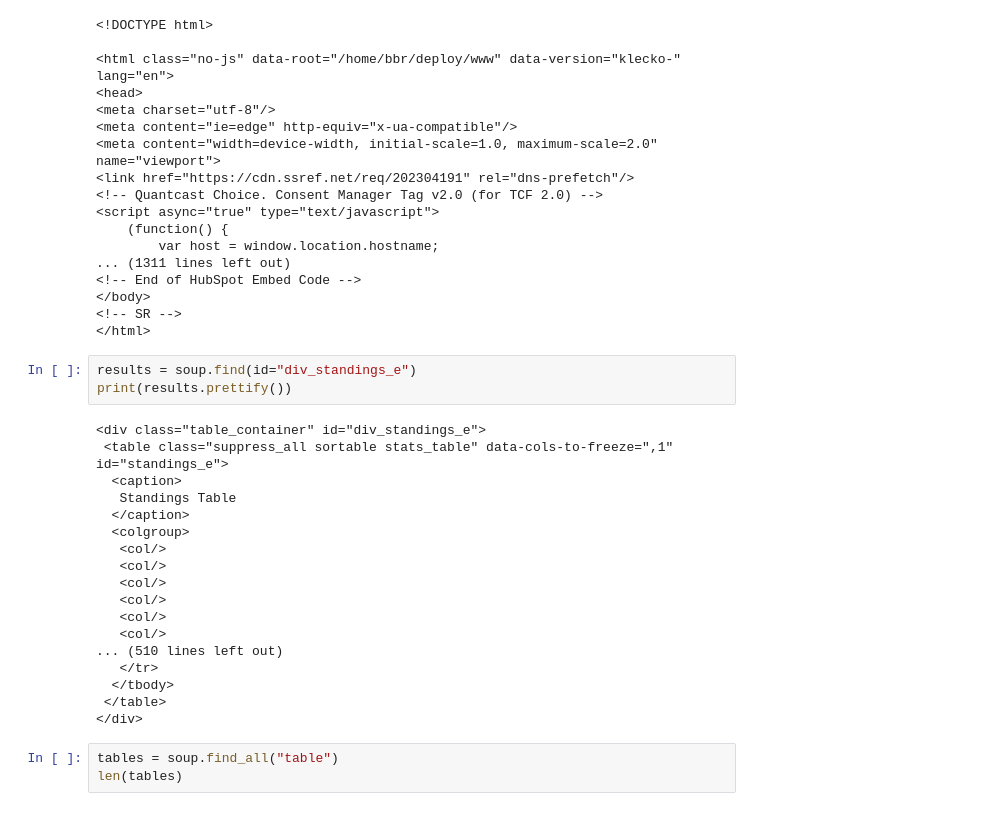
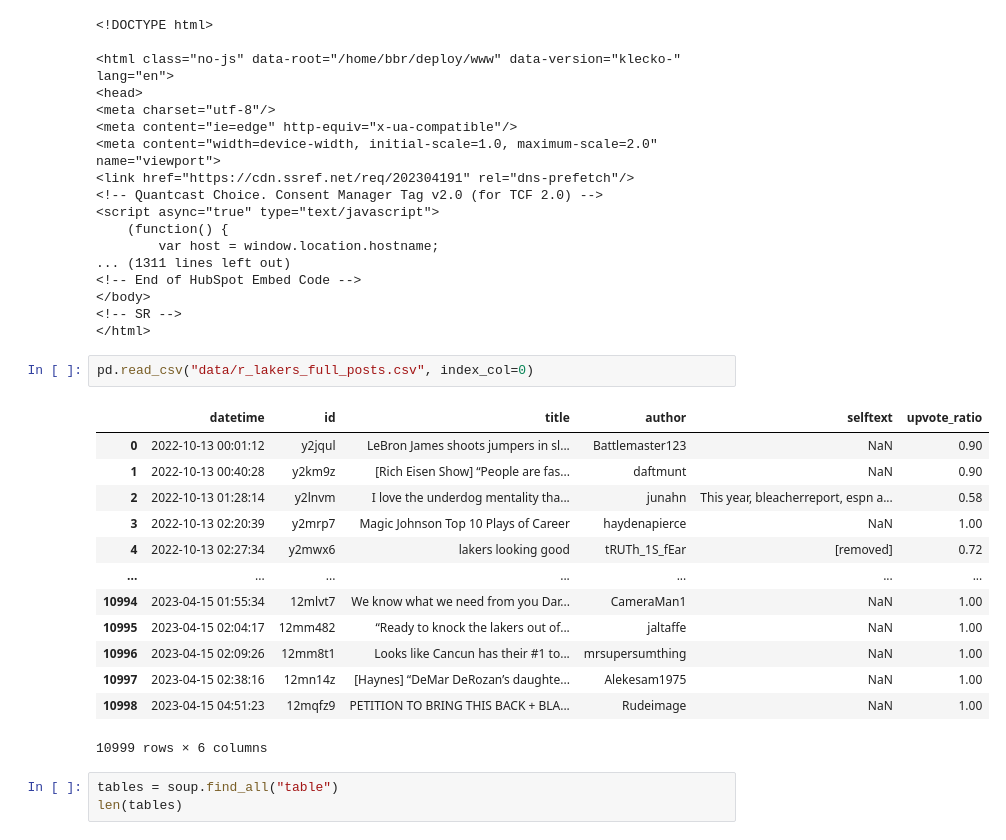
Before and after one commit to dkjorling/Entity-Level-Sentiment-Analysis-with-Reddit-Data, a Jupyter notebook: reddit_api_test.ipynb, the cells around one changed output. Drawn from its saved outputs; the diff is of its cells as text.

```diff
--- a/reddit_api_test.ipynb
+++ b/reddit_api_test.ipynb
@@ -73,27 +73,22 @@ def get_team_info()
 </body>
 <!-- SR -->
 </html>
-# %%
-results = soup.find(id="div_standings_e")
-print(results.prettify())
-# %% [output]
-<div class="table_container" id="div_standings_e">
- <table class="suppress_all sortable stats_table" data-cols-to-freeze=",1" id="standings_e">
-  <caption>
-   Standings Table
-  </caption>
-  <colgroup>
-   <col/>
-   <col/>
-   <col/>
-   <col/>
-   <col/>
-   <col/>
-... (510 lines left out)
-   </tr>
-  </tbody>
- </table>
-</div>
+# %%
+pd.read_csv("data/r_lakers_full_posts.csv", index_col=0)
+# %% [output]
+|  | datetime | id | title | author | selftext | upvote_ratio |
+| 0 | 2022-10-13 00:01:12 | y2jqul | LeBron James shoots jumpers in sl... | Battlemaster123 | NaN | 0.90 |
+| 1 | 2022-10-13 00:40:28 | y2km9z | [Rich Eisen Show] “People are fas... | daftmunt | NaN | 0.90 |
+| 2 | 2022-10-13 01:28:14 | y2lnvm | I love the underdog mentality tha... | junahn | This year, bleacherreport, espn a... | 0.58 |
+| 3 | 2022-10-13 02:20:39 | y2mrp7 | Magic Johnson Top 10 Plays of Career | haydenapierce | NaN | 1.00 |
+| 4 | 2022-10-13 02:27:34 | y2mwx6 | lakers looking good | tRUTh_1S_fEar | [removed] | 0.72 |
+| ... | ... | ... | ... | ... | ... | ... |
+| 10994 | 2023-04-15 01:55:34 | 12mlvt7 | We know what we need from you Dar... | CameraMan1 | NaN | 1.00 |
+| 10995 | 2023-04-15 02:04:17 | 12mm482 | “Ready to knock the lakers out of... | jaltaffe | NaN | 1.00 |
+| 10996 | 2023-04-15 02:09:26 | 12mm8t1 | Looks like Cancun has their #1 to... | mrsupersumthing | NaN | 1.00 |
+| 10997 | 2023-04-15 02:38:16 | 12mn14z | [Haynes] “DeMar DeRozan’s daughte... | Alekesam1975 | NaN | 1.00 |
+| 10998 | 2023-04-15 04:51:23 | 12mqfz9 | PETITION TO BRING THIS BACK + BLA... | Rudeimage | NaN | 1.00 |
+10999 rows × 6 columns
 # %%
 tables = soup.find_all("table")
 len(tables)
```
Also changed, not shown: 2 other files.
